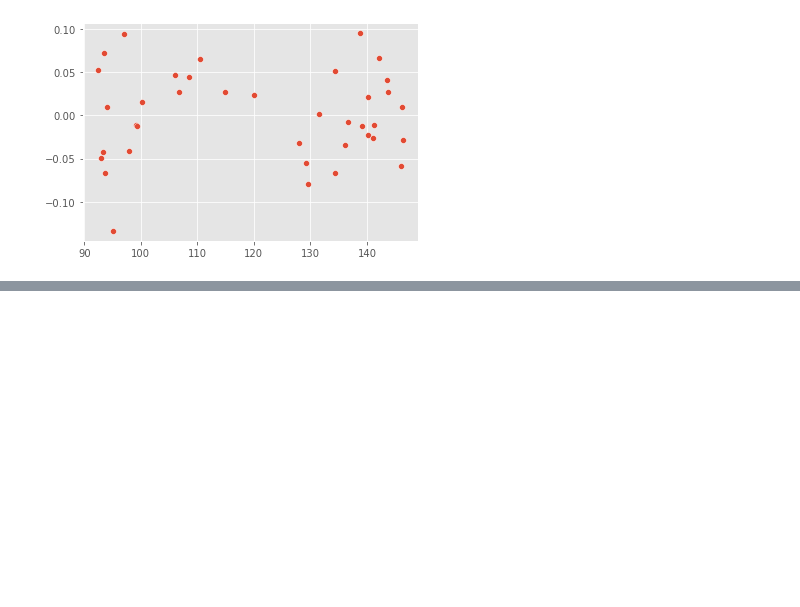
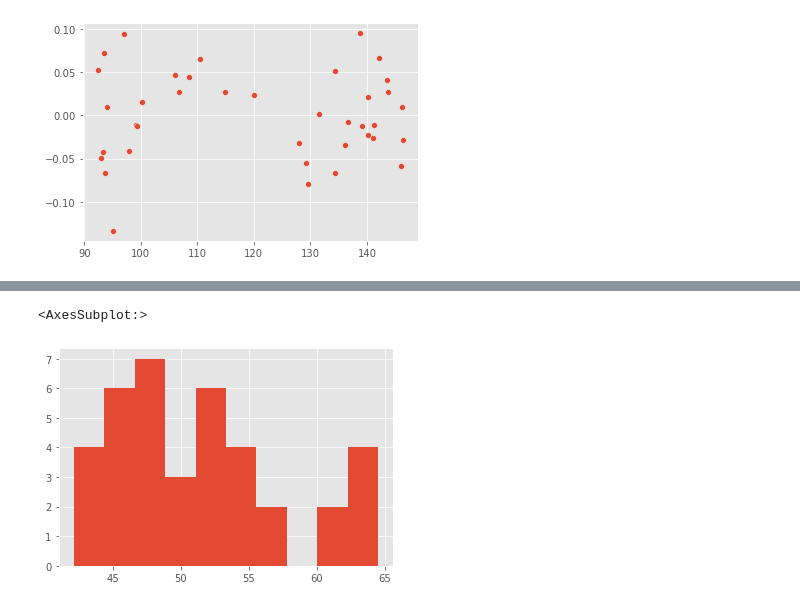
Before and after one commit to ashakeri92/Capstone, a Jupyter notebook: Analysis.ipynb, the cells around one changed output, grey strips where cells are left out. Saved outputs shown, nothing was run; the diff lists cells and outputs as text; code cells hidden in the pictures; blank space fills up the shorter version.

```diff
--- a/Analysis.ipynb
+++ b/Analysis.ipynb
@@ -826,0 +884,5 @@ sns.scatterplot(y_pred,residuals_wmt)
+# %%
+ko_lr['Close'].hist()
+# %% [output]
+<AxesSubplot:>
+[figure, added]
```
Also changed, not shown: parts of 30 cells of this notebook.
